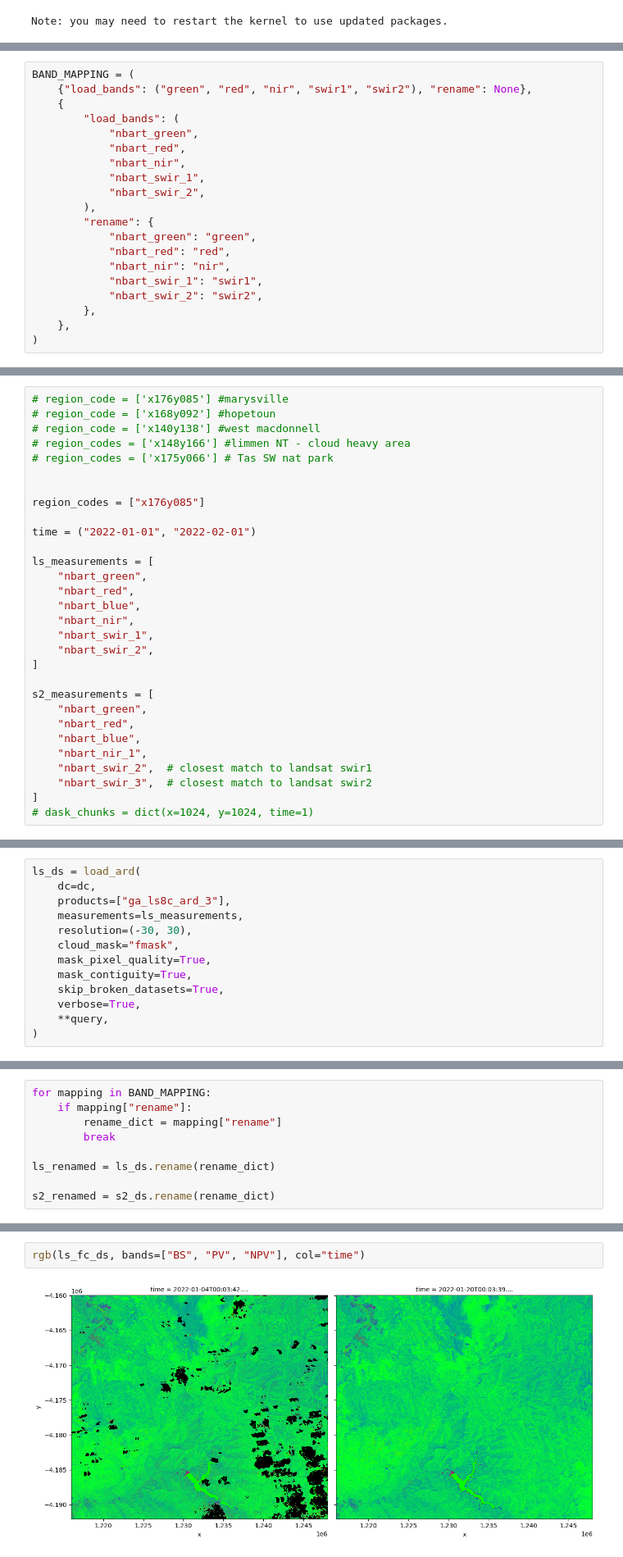
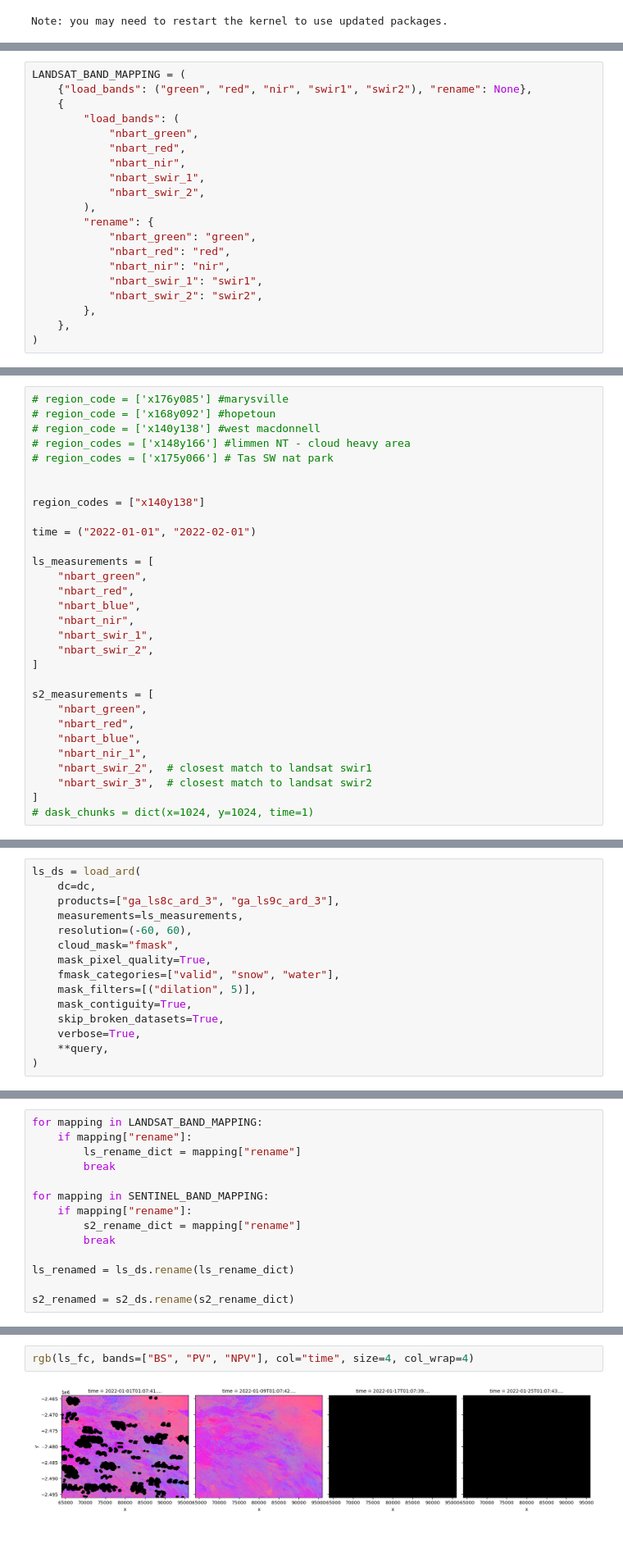
Before and after one commit to jennaguffogg/fc-sub-annual, a Jupyter notebook: notebooks/fc-landsat-exploration.ipynb, the cells around one changed output, grey strips where cells are left out. Shown at 82% size. Saved outputs shown, nothing was run; the diff lists cells and outputs as text.

```diff
--- a/notebooks/fc-landsat-exploration.ipynb
+++ b/notebooks/fc-landsat-exploration.ipynb
@@ -154,7 +176,7 @@ SENTINEL_SENSOR_REGRESSION_COEFFICIENTS = {
     "swir2": [-42.0, 0.9688],
 }
 # %%
-BAND_MAPPING = (
+LANDSAT_BAND_MAPPING = (
     {"load_bands": ("green", "red", "nir", "swir1", "swir2"), "rename": None},
     {
         "load_bands": (
@@ -181,7 +223,7 @@ BAND_MAPPING = (
 # region_codes = ['x175y066'] # Tas SW nat park
 
 
-region_codes = ["x176y085"]
+region_codes = ["x140y138"]
 
 time = ("2022-01-01", "2022-02-01")
 
@@ -232,11 +274,13 @@ query = {
 # %%
 ls_ds = load_ard(
     dc=dc,
-    products=["ga_ls8c_ard_3"],
+    products=["ga_ls8c_ard_3", "ga_ls9c_ard_3"],
     measurements=ls_measurements,
-    resolution=(-30, 30),
+    resolution=(-60, 60),
     cloud_mask="fmask",
     mask_pixel_quality=True,
+    fmask_categories=["valid", "snow", "water"],
+    mask_filters=[("dilation", 5)],
     mask_contiguity=True,
     skip_broken_datasets=True,
     verbose=True,
@@ -386,9 +428,14 @@ rgb(
 # %%
-for mapping in BAND_MAPPING:
+for mapping in LANDSAT_BAND_MAPPING:
     if mapping["rename"]:
-        rename_dict = mapping["rename"]
+        ls_rename_dict = mapping["rename"]
         break
 
-ls_renamed = ls_ds.rename(rename_dict)
+for mapping in SENTINEL_BAND_MAPPING:
+    if mapping["rename"]:
+        s2_rename_dict = mapping["rename"]
+        break
 
-s2_renamed = s2_ds.rename(rename_dict)
+ls_renamed = ls_ds.rename(ls_rename_dict)
+
+s2_renamed = s2_ds.rename(s2_rename_dict)
@@ -528,4 +446,4 @@ spatial_ref
 # %%
-rgb(ls_fc_ds, bands=["BS", "PV", "NPV"], col="time")
+rgb(ls_fc, bands=["BS", "PV", "NPV"], col="time", size=4, col_wrap=4)
 # %% [output]
-[figure, old version]
+[figure, new version]
```
Also changed, not shown: parts of 29 cells of this notebook.
